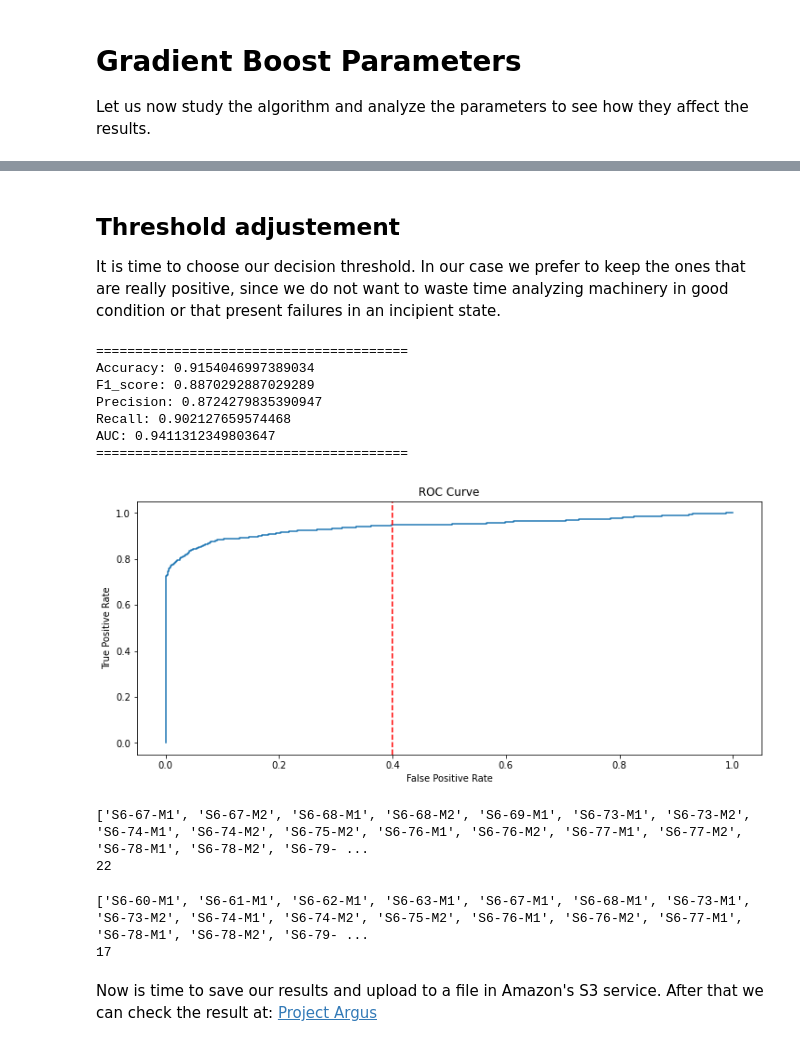
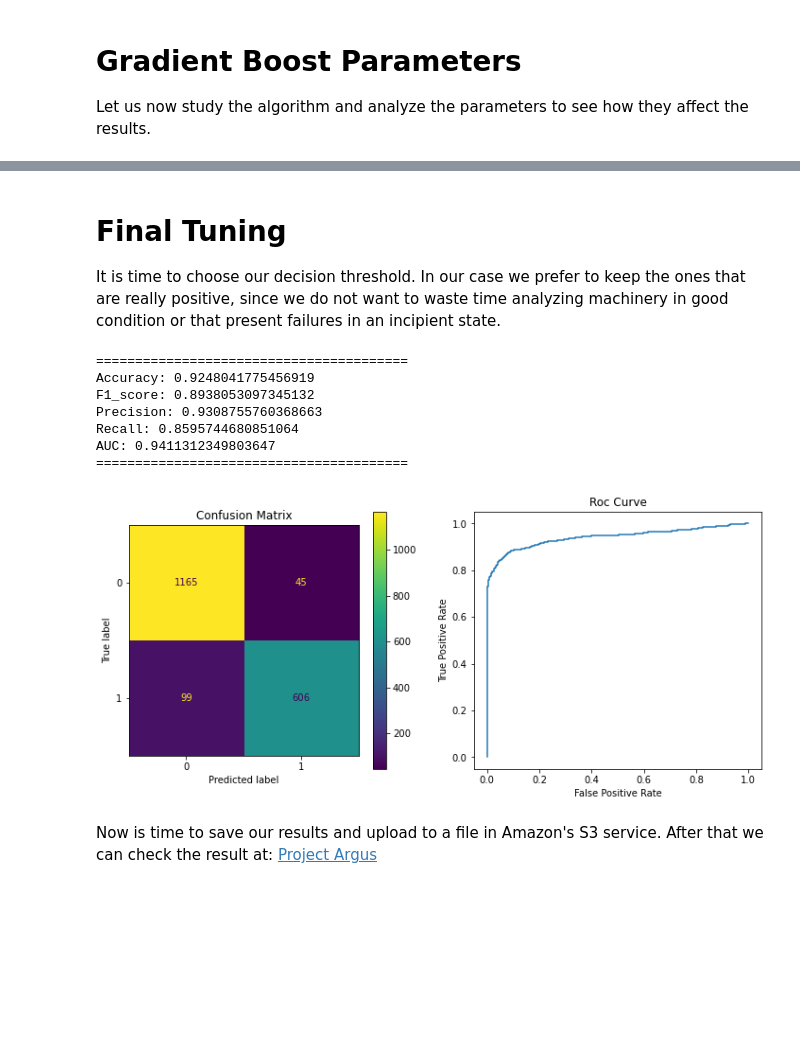
Before and after one commit to esteban-riv/projectargus, a Jupyter notebook: Project Argus.ipynb, the cells around one changed output, grey strips where cells are left out. Saved outputs shown, nothing was run; the diff lists cells and outputs as text; code cells hidden in the pictures; blank space fills up the shorter version.

Commit message:
Model Ap Updated

```diff
--- a/Project Argus.ipynb
+++ b/Project Argus.ipynb
@@ -16,7 +16,7 @@ pd.set_option('display.max_columns', None)
 # The software export a csv file for every measurement.
 
 # Before importation we must set the path
-folder = datosADASH('Data/Export')
+folder = datosADASH('/Volumes/TOSHIBA EXT/Export')
 # %%
 # Next we get the name of files, machines and points with methods of "datosADASH" module.
 # getmachines return
@@ -235,7 +225,7 @@ Wall time: 7min 43s
 df_mms_params = pd.read_csv('Data/mms_params.csv')
 df_acc_params = pd.read_csv('Data/acc_params.csv')
 df_dem_params = pd.read_csv('Data/dem_params.csv')
-df_spec_acc_params = pd.read_csv('Data/df_spec_acc_params.csv')
+df_spec_acc_params = pd.read_csv('Data/spec_acc_params.csv')
 # %%
 # Now we check all dataframes returns the same
 # numbers of machines
@@ -1162,0 +1054,19 @@ Mejores hiperparámetros encontrados (cv)
+# %%
+from sklearn.model_selection import GridSearchCV, StratifiedKFold
+
+parameters = {
+    "n_estimators":[5,50,100],
+    "max_depth":[1,3,5,7,9],
+    "learning_rate":[0.01,0.05,0.1]
+}
+
+precision_scorer = metrics.make_scorer(metrics.precision_score,
+                                       zero_division=0)
+
+custom_scoring = {'precision':precision_scorer}
+
+cv = GridSearchCV(gbrt,parameters, scoring = 'accuracy',
+                  verbose=1, cv=StratifiedKFold(n_splits=10),
+                  refit=False)
+
+cv.fit(X_train,y_train)
@@ -1164,7 +1111,7 @@ Mejores hiperparámetros encontrados (cv)
 #We use the best parameters to optimize the Classifier
 
 gbrt = GradientBoostingClassifier(learning_rate=0.01, max_depth=5,
-                                  min_samples_split=2).fit(X_train, y_train)
+                                  n_estimators=50).fit(X_train, y_train)
 y_pred = gbrt.predict(X_test)
 y_score = gbrt.predict_proba(X_test)
 fpr, tpr, thresholds = metrics.roc_curve(y_test, y_score[:, 1])
@@ -1184,8 +1131,6 @@ axes[0].set_title('Confusion Matrix')
 roc_display = RocCurveDisplay(fpr=fpr, tpr=tpr).plot(ax=axes[1])
 axes[1].set_title('Roc Curve')
 plt.show()
-
-"""{'learning_rate': 0.001, 'max_depth': 5, 'max_features': 'auto', 'subsample': 1}"""
 # %% [output]
 ========================================
 METRICS FOR OPTIMIZED CLASSIFIER
@@ -1221,47 +1144,33 @@ Wall time: 11min 39s
 # %% [markdown]
-## Threshold adjustement
+# Final Tuning
 It is time to choose our decision threshold. In our case we prefer to keep the ones that are really positive, since we do not want to waste time analyzing machinery in good condition or that present failures in an incipient state.
 # %%
-threshold = 0.4
+threshold = 0.65
 
 y_pred = (gbrt.predict_proba(X_test)[:,1] >= threshold).astype(bool)
 
 fpr, tpr, thresholds = metrics.roc_curve(y_test, y_score[:, 1])
 
 print("\n========================================")
 print("Accuracy: {} \nF1_score: {} \nPrecision: {} \nRecall: {} \nAUC: {} ".format(metrics.accuracy_score(y_test, y_pred),
                                                                            metrics.f1_score(y_test, y_pred),
                                                                            metrics.precision_score(y_test, y_pred),
                                                                            metrics.recall_score(y_test, y_pred),
                                                                            metrics.auc(fpr, tpr)))
 print("========================================")
 
-fig, axes = plt.subplots(figsize=(8,8))
-roc_display = RocCurveDisplay(fpr=fpr, tpr=tpr).plot(ax=axes)
-plt.axvline(x=threshold, color='red', linestyle="--")
-axes.set_title('ROC Curve')
+fig, axes = plt.subplots(1,2 , figsize=(12,5))
+cm_display = ConfusionMatrixDisplay(confusion_matrix(y_test, y_pred)).plot(ax=axes[0])
+axes[0].set_title('Confusion Matrix')
+roc_display = RocCurveDisplay(fpr=fpr, tpr=tpr).plot(ax=axes[1])
+axes[1].set_title('Roc Curve')
 plt.show()
 # %% [output]
 ========================================
-Accuracy: 0.9154046997389034
-F1_score: 0.8870292887029289
-Precision: 0.8724279835390947
-Recall: 0.902127659574468
+Accuracy: 0.9248041775456919
+F1_score: 0.8938053097345132
+Precision: 0.9308755760368663
+Recall: 0.8595744680851064
 AUC: 0.9411312349803647
 ========================================
-[figure, old version]
+[figure, new version]
-# %%
-#We have to get machines that have a point labeled with positive label.
-
-merged_diagnostic_predict.loc[merged_diagnostic_predict.index > last_inspection, 'labeled'] = y_pred
-result_positive = merged_diagnostic_predict[merged_diagnostic_predict.labeled == 1]
-resultado = result_positive.machine.unique()
-listado = []
-for valor in resultado:
-    if str(valor)[:2] == "S6":
-        listado.append(valor)
-print(listado)
-print(len(listado))
-# %% [output]
-['S6-67-M1', 'S6-67-M2', 'S6-68-M1', 'S6-68-M2', 'S6-69-M1', 'S6-73-M1', 'S6-73-M2', 'S6-74-M1', 'S6-74-M2', 'S6-75-M2', 'S6-76-M1', 'S6-76-M2', 'S6-77-M1', 'S6-77-M2', 'S6-78-M1', 'S6-78-M2', 'S6-79- ...
-22
@@ -1272,11 +1176,0 @@ by_points = by_points[by_points['max_mms']>1]
-# %%
-resultado = by_points.reset_index().machine.unique()
-listado = []
-for valor in resultado:
-    if str(valor)[:2] == "S6":
-        listado.append(valor)
-print(listado)
-print(len(listado))
-# %% [output]
-['S6-60-M1', 'S6-61-M1', 'S6-62-M1', 'S6-63-M1', 'S6-67-M1', 'S6-68-M1', 'S6-73-M1', 'S6-73-M2', 'S6-74-M1', 'S6-74-M2', 'S6-75-M2', 'S6-76-M1', 'S6-76-M2', 'S6-77-M1', 'S6-78-M1', 'S6-78-M2', 'S6-79- ...
-17
```
Also changed, not shown: parts of 34 cells of this notebook, 30 other files.
